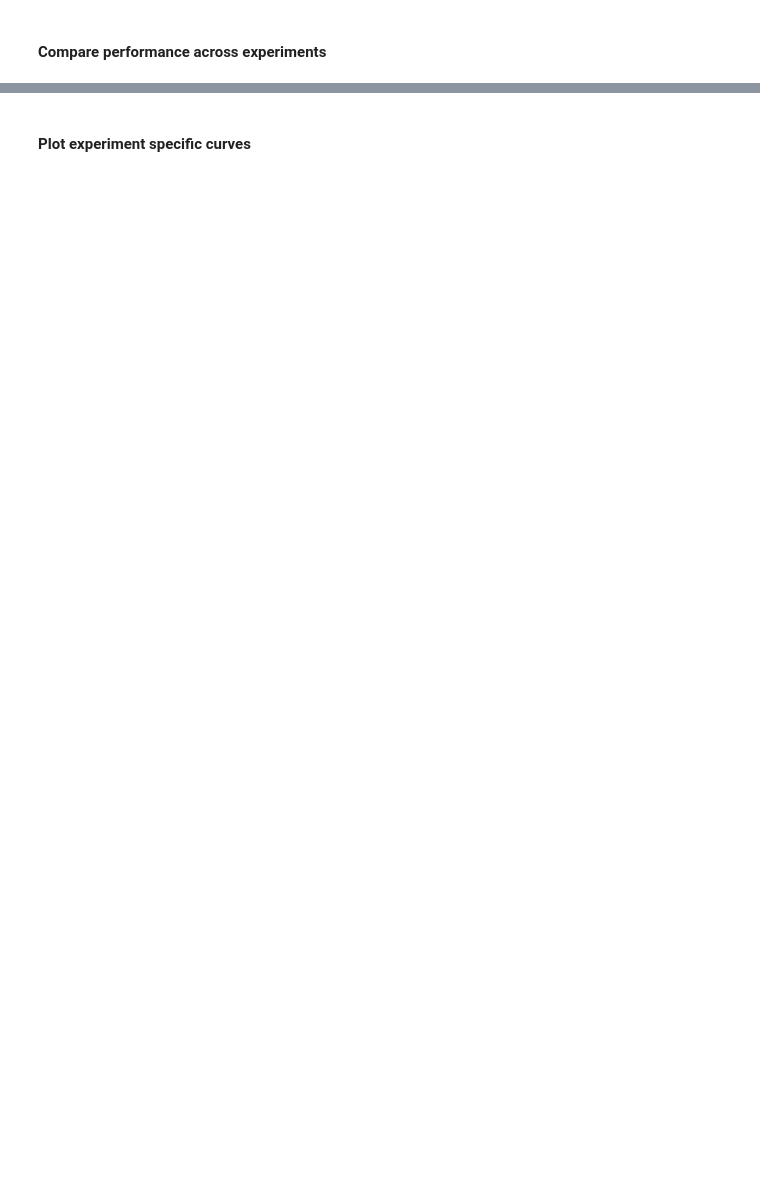
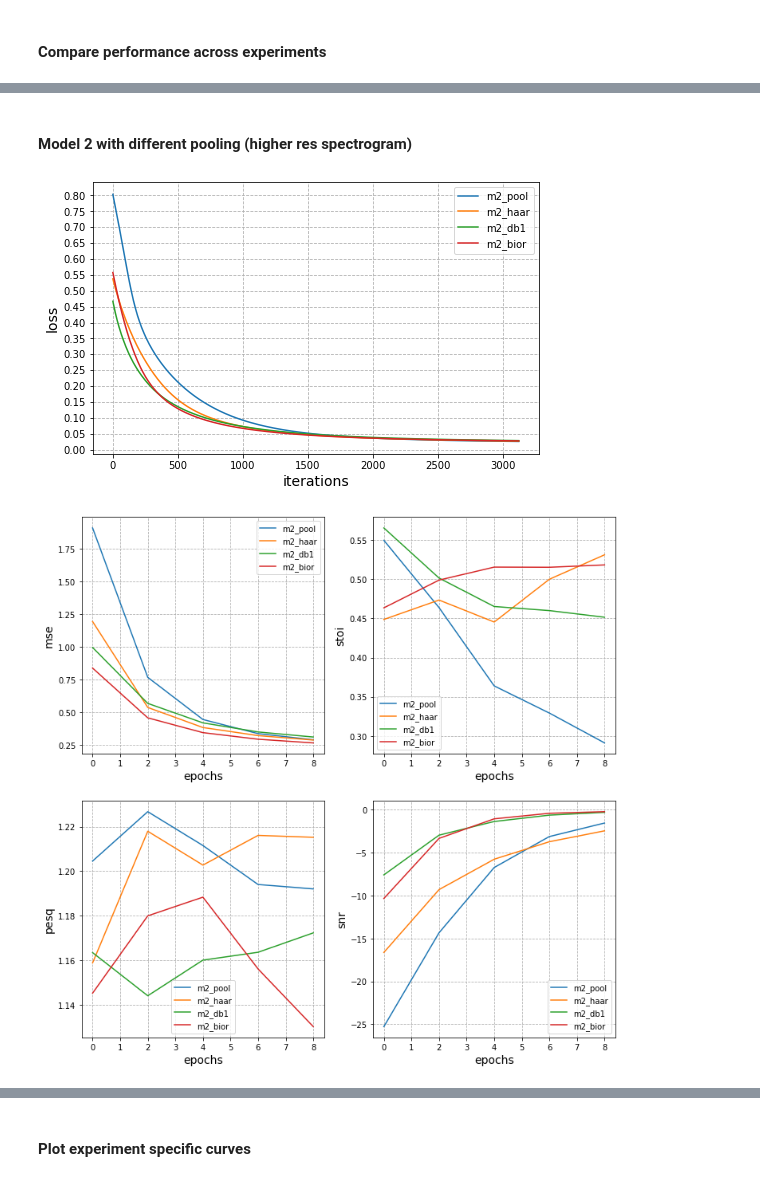
Before and after one commit to pk1996/ECE251C, a Jupyter notebook: plot_curves.ipynb, the cells around one changed output, grey strips where cells are left out. Cells and saved outputs as stored; diff of their text form; code cells hidden in the pictures; blank space fills up the shorter version.

```diff
--- a/plot_curves.ipynb
+++ b/plot_curves.ipynb
@@ -50,0 +68,9 @@ def plot_val_multiple(exp_list):
+# %% [markdown]
+#### Model 2 with different pooling (higher res spectrogram)
+# %%
+exp_list = ['m2_pool' ,'m2_haar' ,'m2_db1' ,'m2_bior']
+plot_loss_multiple(exp_list, "experiments", save_name = 'm2_loss')
+plot_val_multiple(exp_list, "experiments", save_name = 'm2_eval')
+# %% [output]
+[figure, added]
+[figure, added]
```
Also changed, not shown: parts of 25 cells of this notebook, 25 other files.
